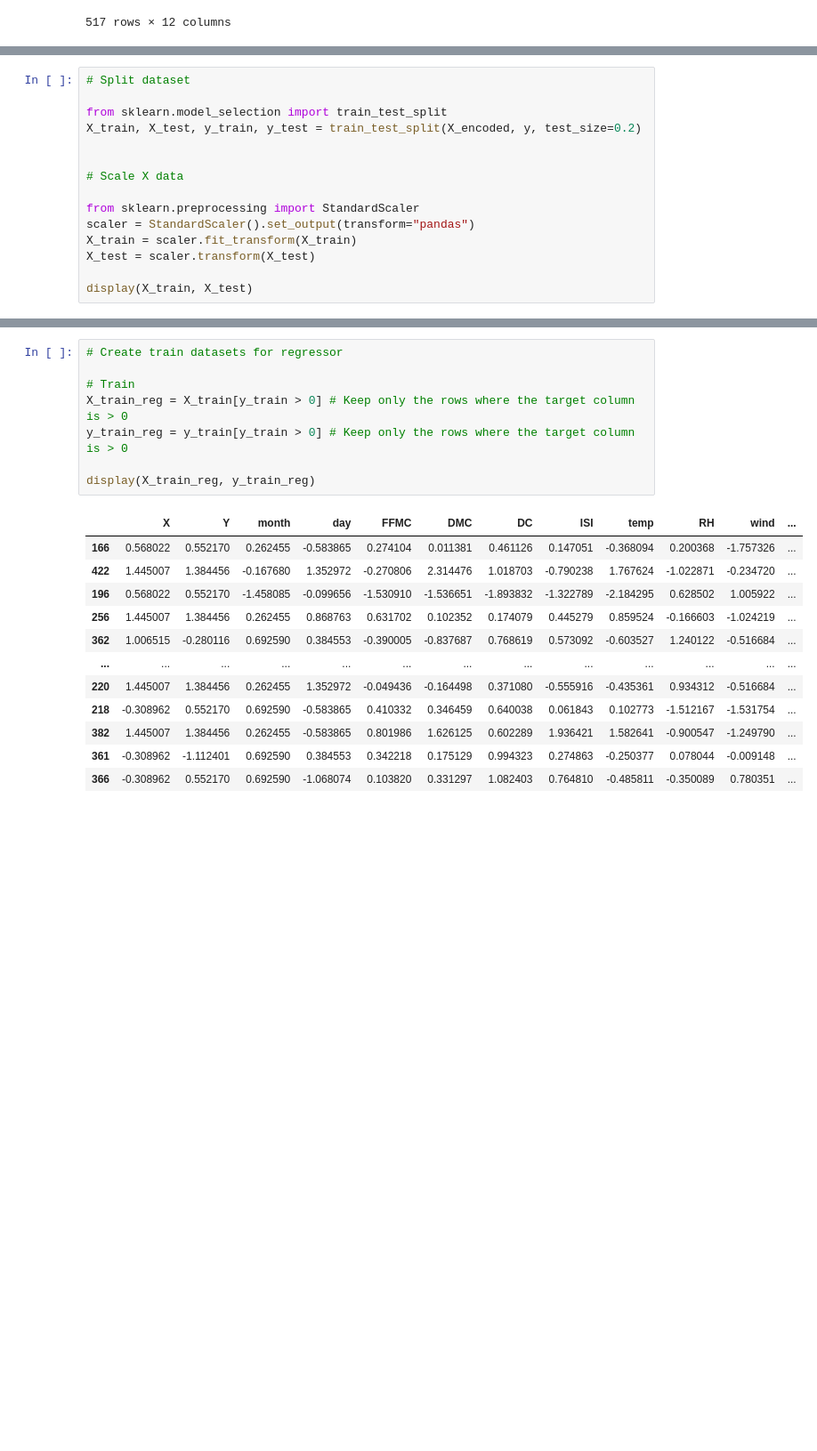
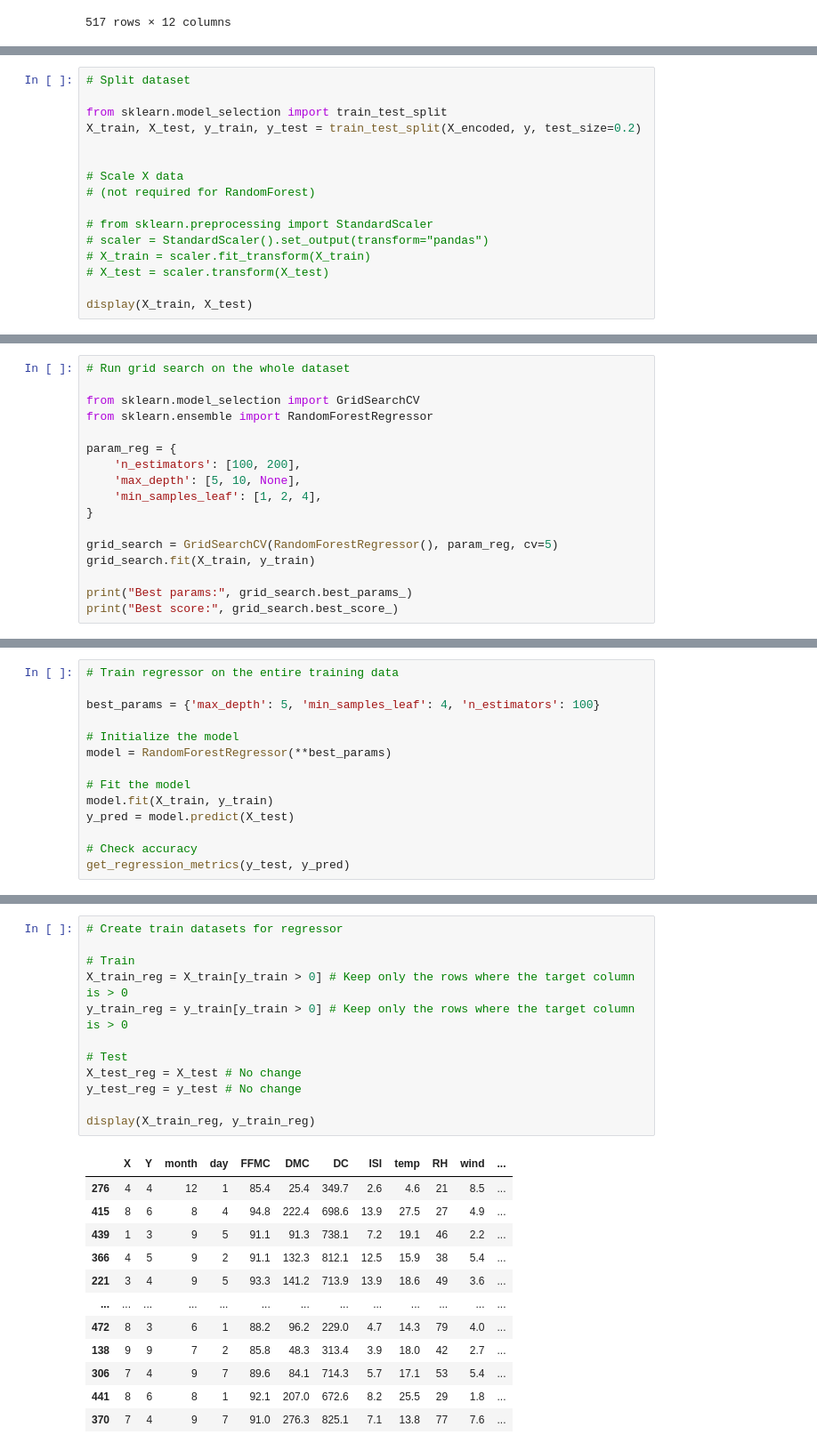
Before and after one commit to imivi/ml-examples, a Jupyter notebook: docs/hurdle_forestfires.ipynb, the cells around one changed output, grey strips where cells are left out. Shown at 89% size. Cells and saved outputs as stored; diff of their text form; blank space fills up the shorter version.

```diff
--- a/docs/hurdle_forestfires.ipynb
+++ b/docs/hurdle_forestfires.ipynb
@@ -207,11 +207,12 @@ X_train, X_test, y_train, y_test = train_test_split(X_encoded, y, test_size=0.2)
 
 
 # Scale X data
+# (not required for RandomForest)
 
-from sklearn.preprocessing import StandardScaler
-scaler = StandardScaler().set_output(transform="pandas")
-X_train = scaler.fit_transform(X_train)
-X_test = scaler.transform(X_test)
+# from sklearn.preprocessing import StandardScaler
+# scaler = StandardScaler().set_output(transform="pandas")
+# X_train = scaler.fit_transform(X_train)
+# X_test = scaler.transform(X_test)
 
 display(X_train, X_test)
 # %% [output]
@@ -261,0 +307,17 @@ Name: area, Length: 413, dtype: bool
+# %%
+# Run grid search on the whole dataset
+
+from sklearn.model_selection import GridSearchCV
+from sklearn.ensemble import RandomForestRegressor
+
+param_reg = {
+    'n_estimators': [100, 200],
+    'max_depth': [5, 10, None],
+    'min_samples_leaf': [1, 2, 4],
+}
+
+grid_search = GridSearchCV(RandomForestRegressor(), param_reg, cv=5)
+grid_search.fit(X_train, y_train)
+
+print("Best params:", grid_search.best_params_)
+print("Best score:", grid_search.best_score_)
@@ -261,0 +327,14 @@ Name: area, Length: 413, dtype: bool
+# %%
+# Train regressor on the entire training data
+
+best_params = {'max_depth': 5, 'min_samples_leaf': 4, 'n_estimators': 100}
+
+# Initialize the model
+model = RandomForestRegressor(**best_params)
+
+# Fit the model
+model.fit(X_train, y_train)
+y_pred = model.predict(X_test)
+
+# Check accuracy
+get_regression_metrics(y_test, y_pred)
@@ -296,21 +409,25 @@ Name: area, Length: 413, dtype: int64
 # %%
 # Create train datasets for regressor
 
 # Train
 X_train_reg = X_train[y_train > 0] # Keep only the rows where the target column is > 0
 y_train_reg = y_train[y_train > 0] # Keep only the rows where the target column is > 0
 
+# Test
+X_test_reg = X_test # No change
+y_test_reg = y_test # No change
+
 display(X_train_reg, y_train_reg)
 # %% [output]
 |  | X | Y | month | day | FFMC | DMC | DC | ISI | temp | RH | wind | ... |
-| 166 | 0.568022 | 0.552170 | 0.262455 | -0.583865 | 0.274104 | 0.011381 | 0.461126 | 0.147051 | -0.368094 | 0.200368 | -1.757326 | ... |
-| 422 | 1.445007 | 1.384456 | -0.167680 | 1.352972 | -0.270806 | 2.314476 | 1.018703 | -0.790238 | 1.767624 | -1.022871 | -0.234720 | ... |
-| 196 | 0.568022 | 0.552170 | -1.458085 | -0.099656 | -1.530910 | -1.536651 | -1.893832 | -1.322789 | -2.184295 | 0.628502 | 1.005922 | ... |
-| 256 | 1.445007 | 1.384456 | 0.262455 | 0.868763 | 0.631702 | 0.102352 | 0.174079 | 0.445279 | 0.859524 | -0.166603 | -1.024219 | ... |
-| 362 | 1.006515 | -0.280116 | 0.692590 | 0.384553 | -0.390005 | -0.837687 | 0.768619 | 0.573092 | -0.603527 | 1.240122 | -0.516684 | ... |
+| 276 | 4 | 4 | 12 | 1 | 85.4 | 25.4 | 349.7 | 2.6 | 4.6 | 21 | 8.5 | ... |
+| 415 | 8 | 6 | 8 | 4 | 94.8 | 222.4 | 698.6 | 13.9 | 27.5 | 27 | 4.9 | ... |
+| 439 | 1 | 3 | 9 | 5 | 91.1 | 91.3 | 738.1 | 7.2 | 19.1 | 46 | 2.2 | ... |
+| 366 | 4 | 5 | 9 | 2 | 91.1 | 132.3 | 812.1 | 12.5 | 15.9 | 38 | 5.4 | ... |
+| 221 | 3 | 4 | 9 | 5 | 93.3 | 141.2 | 713.9 | 13.9 | 18.6 | 49 | 3.6 | ... |
 | ... | ... | ... | ... | ... | ... | ... | ... | ... | ... | ... | ... | ... |
-| 220 | 1.445007 | 1.384456 | 0.262455 | 1.352972 | -0.049436 | -0.164498 | 0.371080 | -0.555916 | -0.435361 | 0.934312 | -0.516684 | ... |
-| 218 | -0.308962 | 0.552170 | 0.692590 | -0.583865 | 0.410332 | 0.346459 | 0.640038 | 0.061843 | 0.102773 | -1.512167 | -1.531754 | ... |
-| 382 | 1.445007 | 1.384456 | 0.262455 | -0.583865 | 0.801986 | 1.626125 | 0.602289 | 1.936421 | 1.582641 | -0.900547 | -1.249790 | ... |
-| 361 | -0.308962 | -1.112401 | 0.692590 | 0.384553 | 0.342218 | 0.175129 | 0.994323 | 0.274863 | -0.250377 | 0.078044 | -0.009148 | ... |
-| 366 | -0.308962 | 0.552170 | 0.692590 | -1.068074 | 0.103820 | 0.331297 | 1.082403 | 0.764810 | -0.485811 | -0.350089 | 0.780351 | ... |
+| 472 | 8 | 3 | 6 | 1 | 88.2 | 96.2 | 229.0 | 4.7 | 14.3 | 79 | 4.0 | ... |
+| 138 | 9 | 9 | 7 | 2 | 85.8 | 48.3 | 313.4 | 3.9 | 18.0 | 42 | 2.7 | ... |
+| 306 | 7 | 4 | 9 | 7 | 89.6 | 84.1 | 714.3 | 5.7 | 17.1 | 53 | 5.4 | ... |
+| 441 | 8 | 6 | 8 | 1 | 92.1 | 207.0 | 672.6 | 8.2 | 25.5 | 29 | 1.8 | ... |
+| 370 | 7 | 4 | 9 | 7 | 91.0 | 276.3 | 825.1 | 7.1 | 13.8 | 77 | 7.6 | ... |
```
Also changed, not shown: parts of 23 cells of this notebook, 3 other files.
